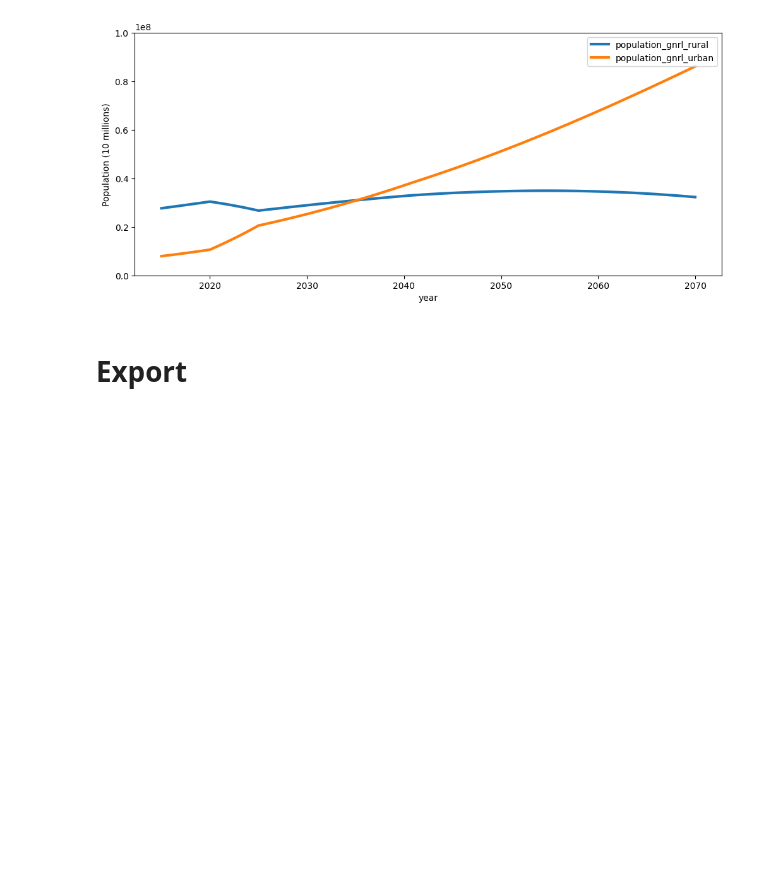
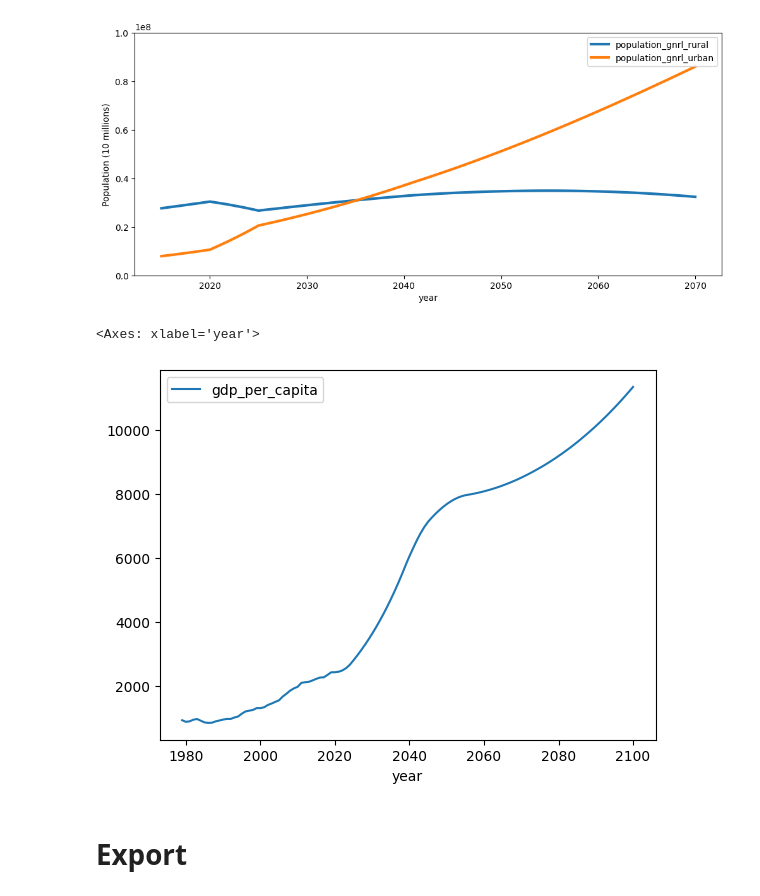
Before and after one commit to sisepuede-framework/ssp_uganda_data, a Jupyter notebook: data_processing/POPULATION.ipynb, the cells around one changed output. Saved outputs shown, nothing was run; the diff lists cells and outputs as text; code cells hidden in the pictures; blank space fills up the shorter version.

Commit message:
minor population updates

```diff
--- a/data_processing/POPULATION.ipynb
+++ b/data_processing/POPULATION.ipynb
@@ -1241,6 +1241,17 @@ ax.set_xlabel("Year")
 # %% [output]
 <Axes: xlabel='year', ylabel='Population (10 millions)'>
 [figure]
+# %%
+df_se = pd.merge(
+    df_estimated_population[["year", "pop_est_nominal"]],
+    df_gdp
+)
+df_se["gdp_per_capita"] = (10**9)*df_se["gdp_mmm_usd"].to_numpy()/df_se["pop_est_nominal"].to_numpy()
+
+df_se.plot(x = "year", y = "gdp_per_capita")
+# %% [output]
+<Axes: xlabel='year'>
+[figure, added]
 # %% [markdown]
 # Export
 # %%
```
Also changed, not shown: parts of 1 cell of this notebook.
